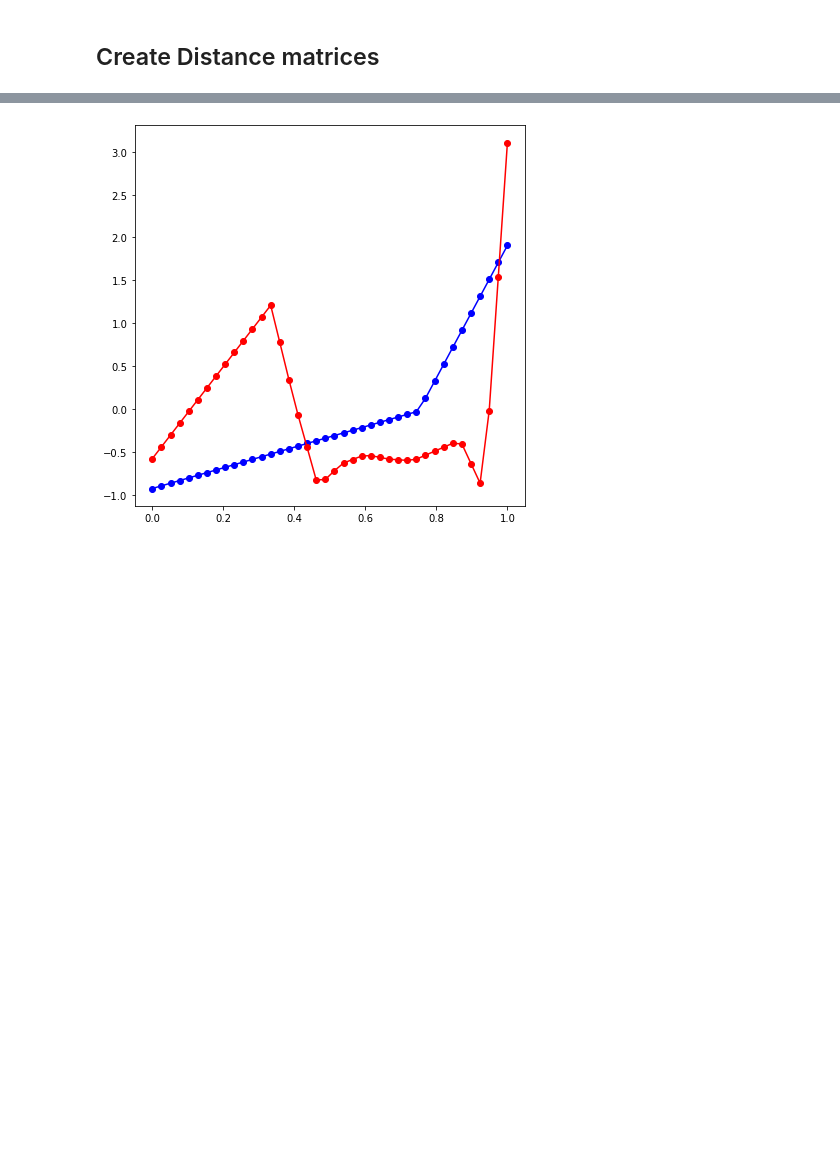
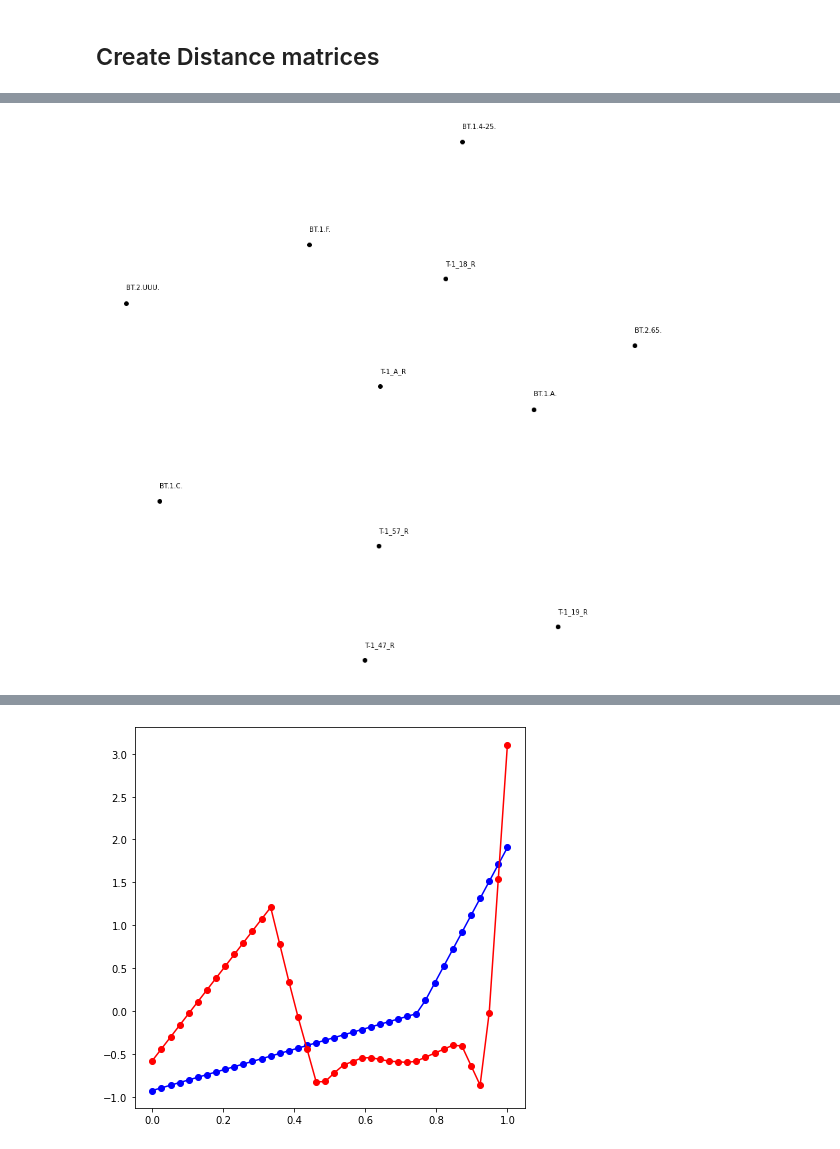
Before and after one commit to MATH-Hackathon-23-24/P2-Geometric-Learning, a Jupyter notebook: properties_and_sequence.ipynb, the cells around one changed output, grey strips where cells are left out. Saved outputs shown, nothing was run; the diff lists cells and outputs as text; code cells hidden in the pictures; blank space fills up the shorter version.

```diff
--- a/properties_and_sequence.ipynb
+++ b/properties_and_sequence.ipynb
@@ -171,0 +165,5 @@ print(np.around(align_matrix,4))
+# %%
+#print(l2_matrix)
+plot_mds(l2_matrix, stone_ids)
+# %% [output]
+[figure, added]
```
Also changed, not shown: parts of 14 cells of this notebook, 12 other files.
